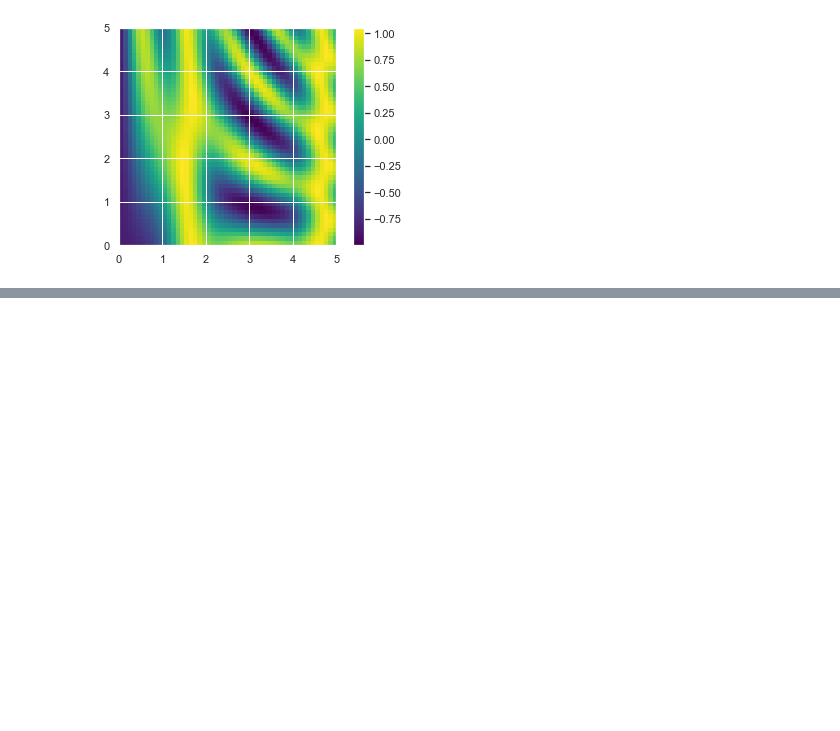
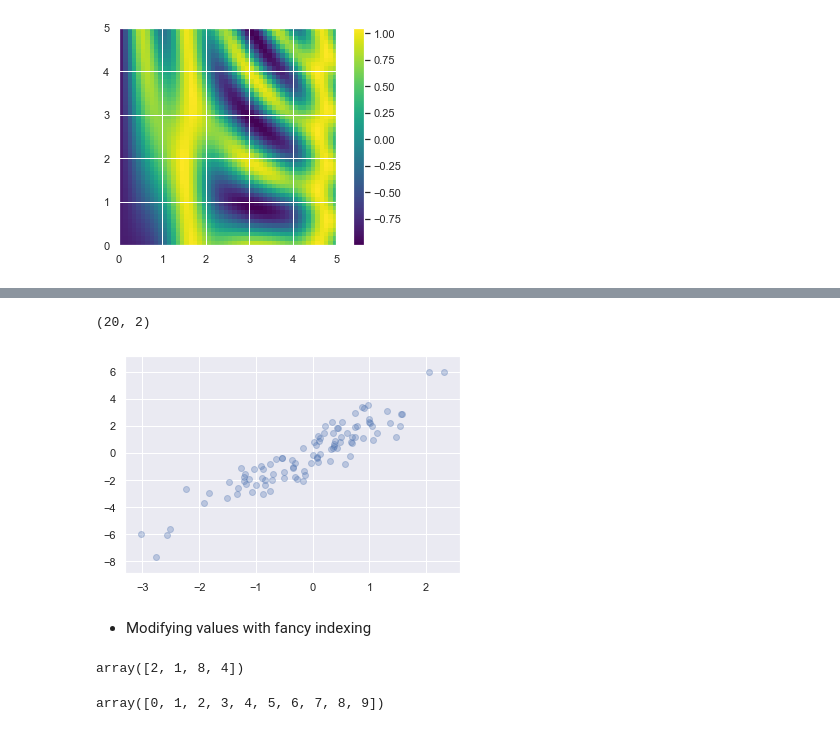
Before and after one commit to duzhewang/ProgrammingNotes, a Jupyter notebook: Python/PythonDShandbook/Chap02_NumPy.ipynb, the cells around one changed output, grey strips where cells are left out. Drawn from its saved outputs; the diff is of its cells as text; code cells hidden in the pictures; blank space fills up the shorter version.

```diff
--- a/Python/PythonDShandbook/Chap02_NumPy.ipynb
+++ b/Python/PythonDShandbook/Chap02_NumPy.ipynb
@@ -1317,0 +1696,2 @@ plt.colorbar();
+# %%
+indices=np.random.choice(X.shape[0], 20, replace=False)
@@ -1317,0 +1703,2 @@ plt.colorbar();
+# %%
+selection=X[indices]
@@ -1317,0 +1728,11 @@ plt.colorbar();
+# %%
+selection.shape
+# %% [output]
+(20, 2)
+# %%
+plt.scatter(X[:, 0], X[:, 1], alpha=0.3)
+plt.scatter(selection[:,0], selection[:,1], facecolor='none', s=200);
+# %% [output]
+[figure, added]
+# %% [markdown]
+- Modifying values with fancy indexing
@@ -1317,0 +1743,8 @@ plt.colorbar();
+# %%
+x[i]
+# %% [output]
+array([2, 1, 8, 4])
+# %%
+x
+# %% [output]
+array([0, 1, 2, 3, 4, 5, 6, 7, 8, 9])
```
Also changed, not shown: parts of 135 cells of this notebook.
